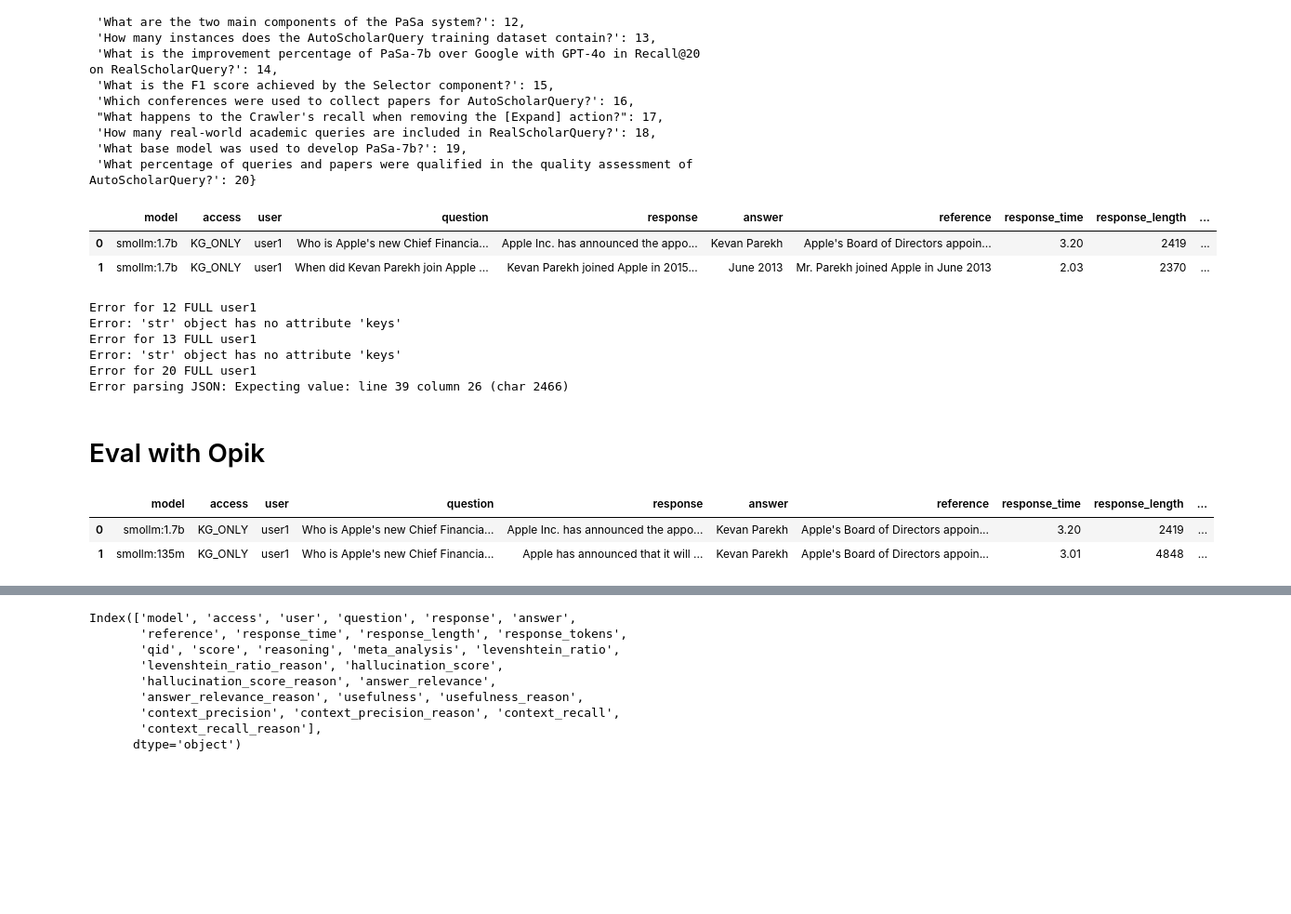
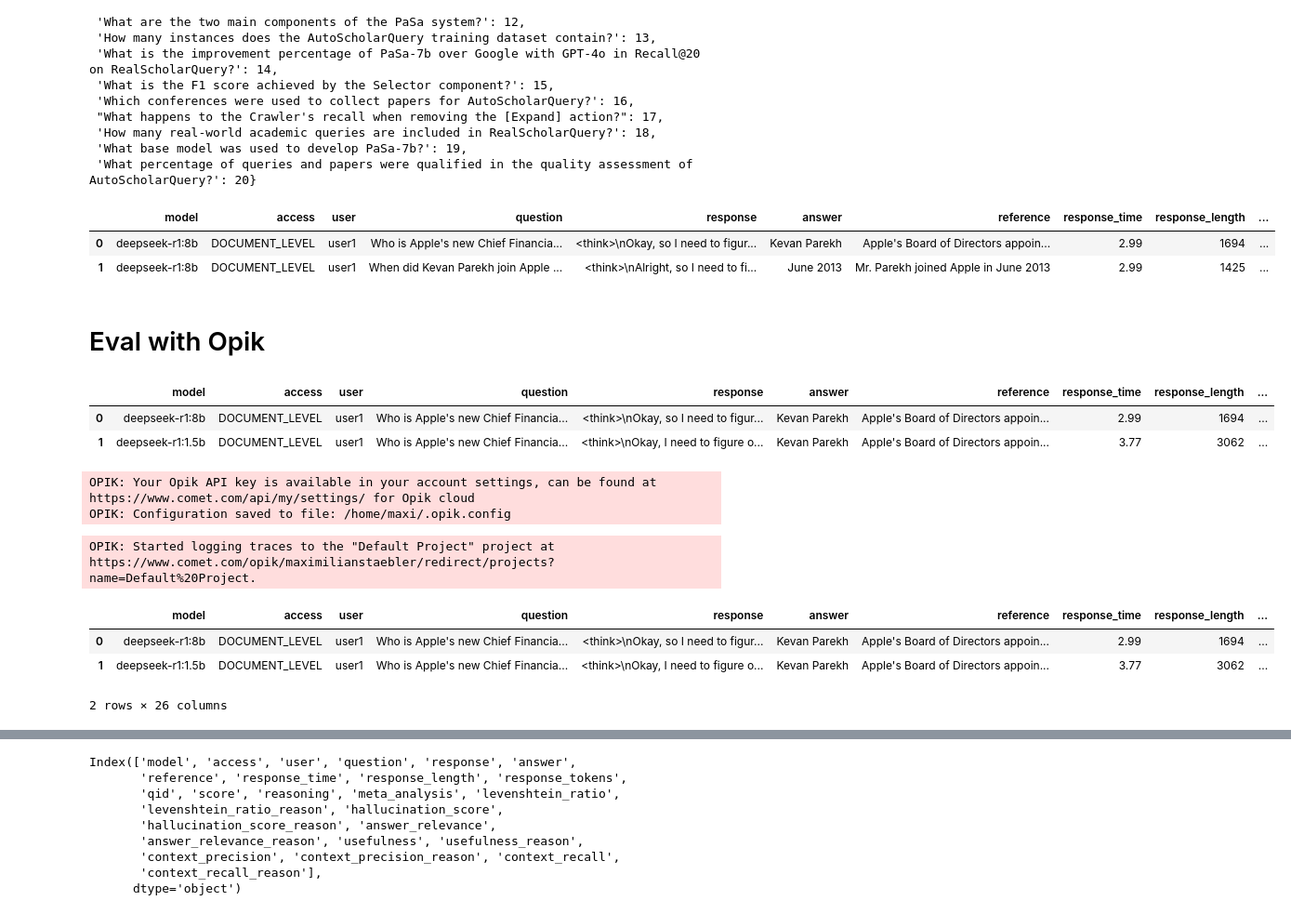
Before and after one commit to maxistaebler/eKNOW_2025, a Jupyter notebook: notebooks/graphrag_response_evaluation_v2.ipynb, the cells around one changed output, grey strips where cells are left out. Shown at 93% size. Drawn from its saved outputs; the diff is of its cells as text; code cells hidden in the pictures; blank space fills up the shorter version.

Commit message:
New run - fixed filter and prompt. results_09022025.csv added

```diff
--- a/notebooks/graphrag_response_evaluation_v2.ipynb
+++ b/notebooks/graphrag_response_evaluation_v2.ipynb
@@ -40,13 +40,13 @@ q_mapper
  'What base model was used to develop PaSa-7b?': 19,
  'What percentage of queries and papers were qualified in the quality assessment of AutoScholarQuery?': 20}
 # %%
-df = pd.read_csv('./results/results.csv')
+df = pd.read_csv('./results/results_0902025.csv')
 df['qid'] = df['question'].map(q_mapper)
 df.head(2)
 # %% [output]
 |  | model | access | user | question | response | answer | reference | response_time | response_length | ... |
-| 0 | smollm:1.7b | KG_ONLY | user1 | Who is Apple's new Chief Financia... | Apple Inc. has announced the appo... | Kevan Parekh | Apple's Board of Directors appoin... | 3.20 | 2419 | ... |
-| 1 | smollm:1.7b | KG_ONLY | user1 | When did Kevan Parekh join Apple ... | Kevan Parekh joined Apple in 2015... | June 2013 | Mr. Parekh joined Apple in June 2013 | 2.03 | 2370 | ... |
+| 0 | deepseek-r1:8b | DOCUMENT_LEVEL | user1 | Who is Apple's new Chief Financia... | <think>\nOkay, so I need to figur... | Kevan Parekh | Apple's Board of Directors appoin... | 2.99 | 1694 | ... |
+| 1 | deepseek-r1:8b | DOCUMENT_LEVEL | user1 | When did Kevan Parekh join Apple ... | <think>\nAlright, so I need to fi... | June 2013 | Mr. Parekh joined Apple in June 2013 | 2.99 | 1425 | ... |
 # %%
 n_ids = df['qid'].unique()
 n_models = df['model'].unique()
@@ -143,13 +143,6 @@ for id in n_ids:
             # break
     #     break
     # break
-# %% [output]
-Error for 12 FULL user1
-Error: 'str' object has no attribute 'keys'
-Error for 13 FULL user1
-Error: 'str' object has no attribute 'keys'
-Error for 20 FULL user1
-Error parsing JSON: Expecting value: line 39 column 26 (char 2466)
 # %%
 # Combine all at once after the loop
 final_df = pd.concat(all_dfs, ignore_index=True)
@@ -157,14 +150,17 @@ final_df = pd.concat(all_dfs, ignore_index=True)
 # %% [markdown]
 # Eval with Opik
 # %%
-final_df = pd.read_csv('./results/results_with_scores.csv')
+final_df = pd.read_csv('./results/results_0902025_with_scores.csv')
 final_df.head(2)
 # %% [output]
 |  | model | access | user | question | response | answer | reference | response_time | response_length | ... |
-| 0 | smollm:1.7b | KG_ONLY | user1 | Who is Apple's new Chief Financia... | Apple Inc. has announced the appo... | Kevan Parekh | Apple's Board of Directors appoin... | 3.20 | 2419 | ... |
-| 1 | smollm:135m | KG_ONLY | user1 | Who is Apple's new Chief Financia... | Apple has announced that it will ... | Kevan Parekh | Apple's Board of Directors appoin... | 3.01 | 4848 | ... |
+| 0 | deepseek-r1:8b | DOCUMENT_LEVEL | user1 | Who is Apple's new Chief Financia... | <think>\nOkay, so I need to figur... | Kevan Parekh | Apple's Board of Directors appoin... | 2.99 | 1694 | ... |
+| 1 | deepseek-r1:1.5b | DOCUMENT_LEVEL | user1 | Who is Apple's new Chief Financia... | <think>\nOkay, I need to figure o... | Kevan Parekh | Apple's Board of Directors appoin... | 3.77 | 3062 | ... |
 # %%
 from opik.evaluation.metrics import ContextPrecision, ContextRecall, Usefulness, AnswerRelevance, Hallucination, LevenshteinRatio
+import opik
+
+opik.configure(use_local=False)
 
 def calculate_metrics(df):
     """
@@ -270,13 +266,22 @@ def calculate_metrics(df):
             pass
 
     return result_df
+# %% [output]
+OPIK: Your Opik API key is available in your account settings, can be found at https://www.comet.com/api/my/settings/ for Opik cloud
+OPIK: Configuration saved to file: /home/maxi/.opik.config
 # %%
 import warnings
 warnings.filterwarnings('ignore', category=FutureWarning)
 
 final_df_opik = calculate_metrics(final_df)
-# final_df_opik.to_csv('./results/results_with_scores_and_metrics.csv', index = False)
+final_df_opik.to_csv('./results/results_0902025results_0902025_with_scores_and_metrics.csv', index = False)
 final_df_opik.head(2)
+# %% [output]
+OPIK: Started logging traces to the "Default Project" project at https://www.comet.com/opik/maximilianstaebler/redirect/projects?name=Default%20Project.
+|  | model | access | user | question | response | answer | reference | response_time | response_length | ... |
+| 0 | deepseek-r1:8b | DOCUMENT_LEVEL | user1 | Who is Apple's new Chief Financia... | <think>\nOkay, so I need to figur... | Kevan Parekh | Apple's Board of Directors appoin... | 2.99 | 1694 | ... |
+| 1 | deepseek-r1:1.5b | DOCUMENT_LEVEL | user1 | Who is Apple's new Chief Financia... | <think>\nOkay, I need to figure o... | Kevan Parekh | Apple's Board of Directors appoin... | 3.77 | 3062 | ... |
+2 rows × 26 columns
 # %%
 final_df_opik.head(10)
 # %% [output]
```
Also changed, not shown: parts of 2 cells of this notebook, 16 other files.
